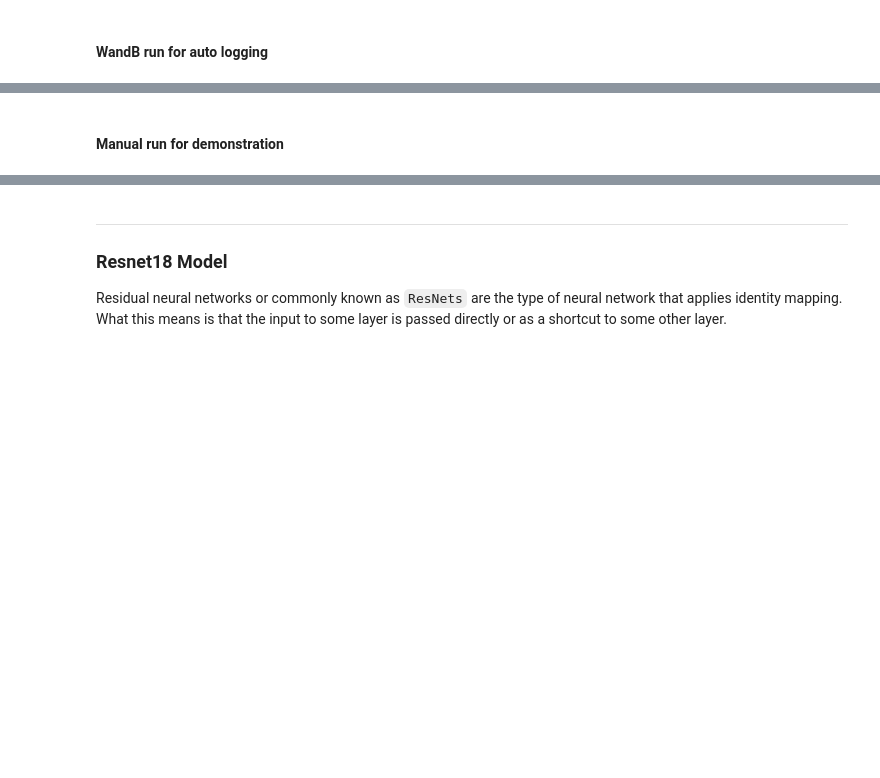
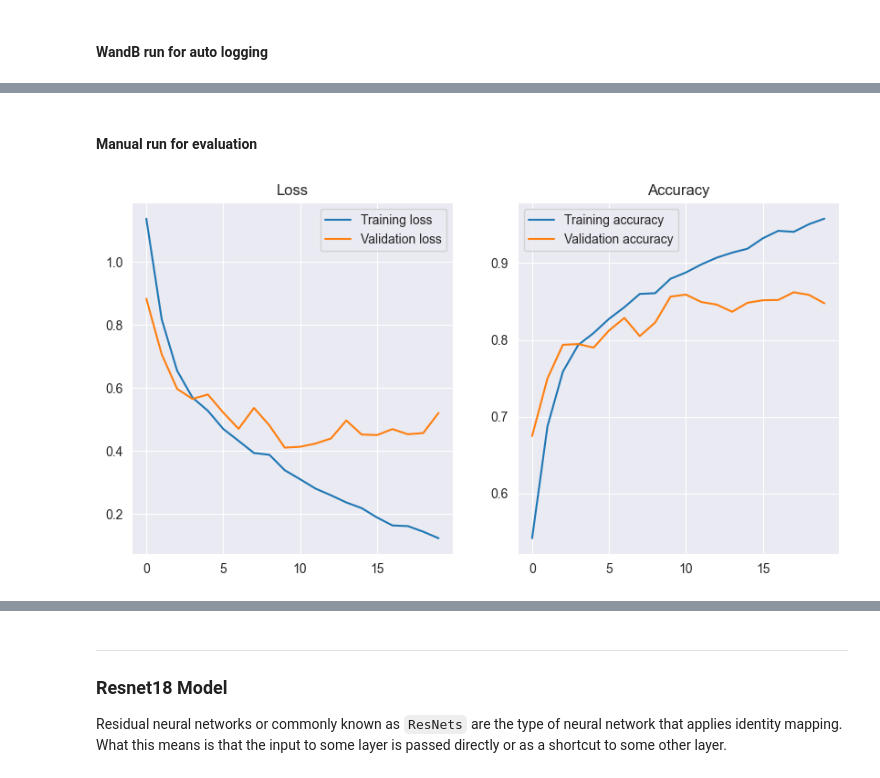
Before and after one commit to DIS21a1-WS22-23-Group-10/DIS21a.1_WS-2223_exam, a Jupyter notebook: Exam_WS2223.ipynb, the cells around one changed output, grey strips where cells are left out. Cells and saved outputs as stored; diff of their text form; code cells hidden in the pictures; blank space fills up the shorter version.

Commit message:
executed until and including plain model

```diff
--- a/Exam_WS2223.ipynb
+++ b/Exam_WS2223.ipynb
@@ -263,6 +268,13 @@ def image_normalization(data):
     # Normalize the images
     data = np.array(data) / 255
     return data
+
+def get_optimizer(lr=1e-3, optimizer="adam"):
+    "Select optmizer between adam and rmsprop"
+    if optimizer.lower() == "adam":
+        return tf.keras.optimizers.Adam(learning_rate=lr)
+    if optimizer.lower() == "rmsprop":
+        return tf.keras.optimizers.RMSprop(learning_rate=lr)
 # %% [markdown]
 ---
 ## What are we working with?
@@ -423,7 +461,7 @@ from tensorflow.keras.layers import Conv2D, MaxPooling2D, Flatten, Dense, Dropou
 from tensorflow.keras.preprocessing.image import ImageDataGenerator
 
 # model builder
-def build_model(dropout, optimizer, layers=[32, 64, 128, 128], input_shape=(150, 150, 3)):
+def build_model(dropout, optimizer, lr, layers=[32, 64, 128, 128], input_shape=(150, 150, 3)):
     tf.keras.backend.clear_session()
     gc.collect()
     model = Sequential()
@@ -441,12 +479,15 @@ def build_model(dropout, optimizer, layers=[32, 64, 128, 128], input_shape=(150,
     model.add(Dense(512, activation="relu"))
     model.add(Dense(len(classes), activation="softmax"))
 
-    model.compile(loss="categorical_crossentropy", optimizer=optimizer, metrics=["accuracy"])
+    model.compile(loss="categorical_crossentropy", optimizer=get_optimizer(lr, optimizer), metrics=["accuracy"])
 
     return model
 
-def fit_model(model, epochs, batch_size, train_images=train_images, train_labels=train_labels, test_images=test_images, test_labels=test_labels):
-    history = model.fit(train_images, train_labels, epochs=epochs, batch_size=batch_size, validation_data=(test_images, test_labels), verbose=0)
+def fit_model(model, epochs, batch_size, log_freq=10, train_images=train_images, train_labels=train_labels, test_images=test_images, test_labels=test_labels, WandB_run=False):
+    if WandB_run:
+        history = model.fit(train_images, train_labels, epochs=epochs, batch_size=batch_size, validation_data=(test_images, test_labels), verbose=0, callbacks=[WandbMetricsLogger(log_freq=log_freq)])
+    else:
+        history = model.fit(train_images, train_labels, epochs=epochs, batch_size=batch_size, validation_data=(test_images, test_labels), verbose=0)
     return history
 # %% [markdown]
 #### WandB run for auto logging
@@ -476,9 +531,11 @@ wandb.agent(sweep_id, function=sweep_train, count=10)
 # %% [markdown]
-#### Manual run for demonstration
+#### Manual run for evaluation
 # %%
 # model training
-plain_model = build_model()
+plain_model = build_model(0.5, "adam", 0.0005)
 # plotting the loss and accuracy of the model
 plot_loss_accuracy(fit_model(plain_model, 20, 128))
 # Evaluating the model
 plain_test_loss, plain_test_accuracy = plain_model.evaluate(test_images, test_labels)
+# %% [output]
+[figure, added]
```
Also changed, not shown: parts of 8 cells of this notebook.
